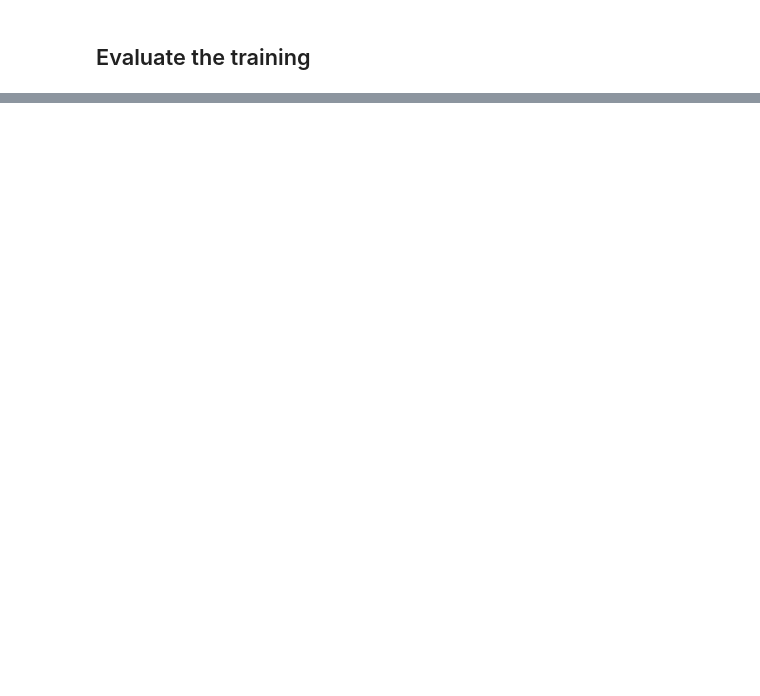
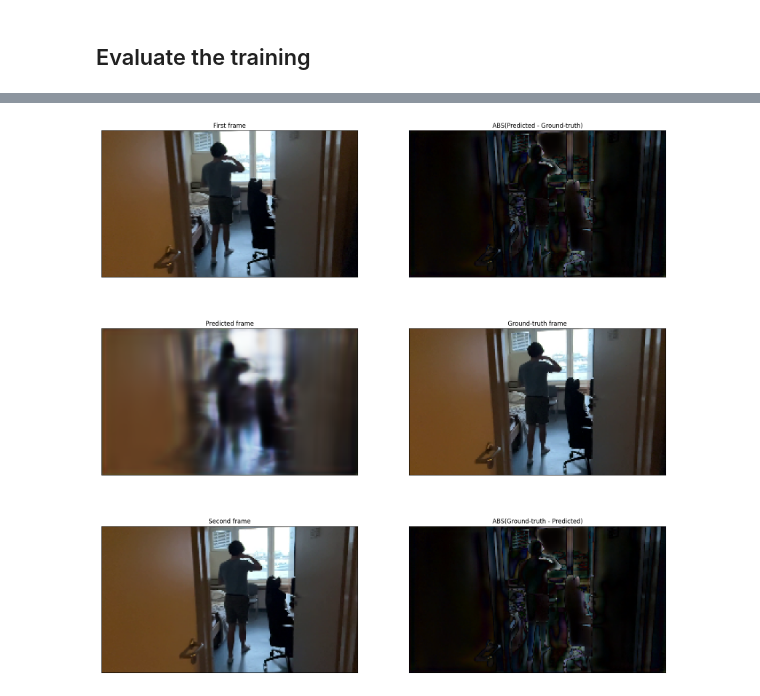
Before and after one commit to kbarszczak/Frame_booster, a Jupyter notebook: proof_of_concept/model_training.ipynb, the cells around one changed output, grey strips where cells are left out. Cells and saved outputs as stored; diff of their text form; code cells hidden in the pictures; blank space fills up the shorter version.

```diff
--- a/proof_of_concept/model_training.ipynb
+++ b/proof_of_concept/model_training.ipynb
@@ -414,0 +473,4 @@ ax[2].imshow(cv2.absdiff(predictions[index], y_test[index]))
+# %%
+visualize(y_test[1], predictions[1], x_test[1])
+# %% [output]
+[figure, added]
```
Also changed, not shown: parts of 17 cells of this notebook.
